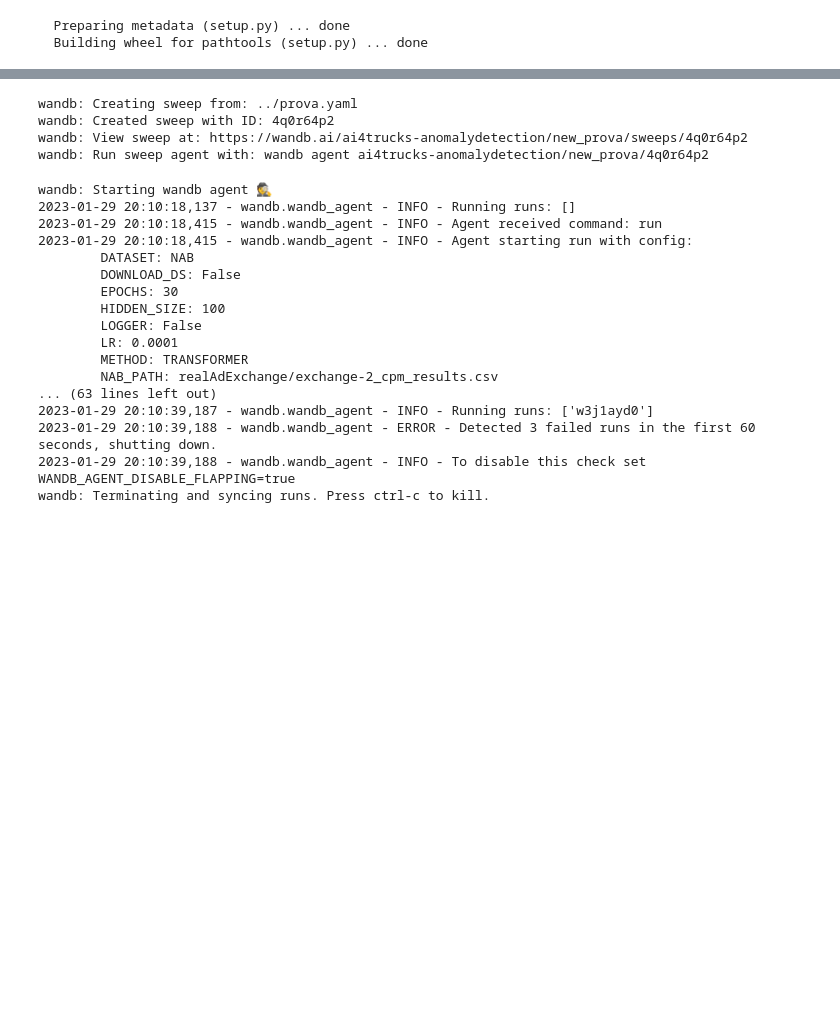
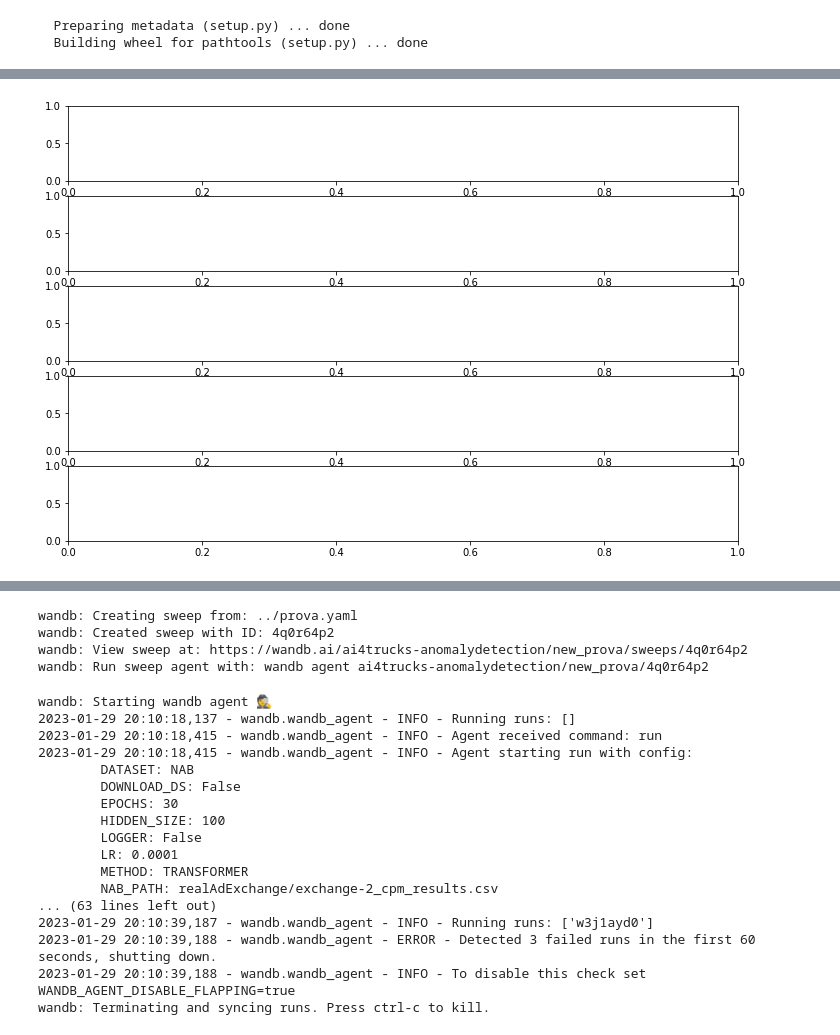
Before and after one commit to antonioalbanese/Time-Series-Anomaly-Detection-An-experimental-survey, a Jupyter notebook: Experiment.ipynb, the cells around one changed output, grey strips where cells are left out. Cells and saved outputs as stored; diff of their text form; code cells hidden in the pictures; blank space fills up the shorter version.

```diff
--- a/Experiment.ipynb
+++ b/Experiment.ipynb
@@ -57,0 +124,4 @@ data/SWAT/SWaT_Dataset_Attack_v0.csv
+# %%
+fig, ax = plt.subplots(ncols=1, nrows=5, figsize=(12, 8))
+# %% [output]
+[figure, added]
```
Also changed, not shown: parts of 11 cells of this notebook.
